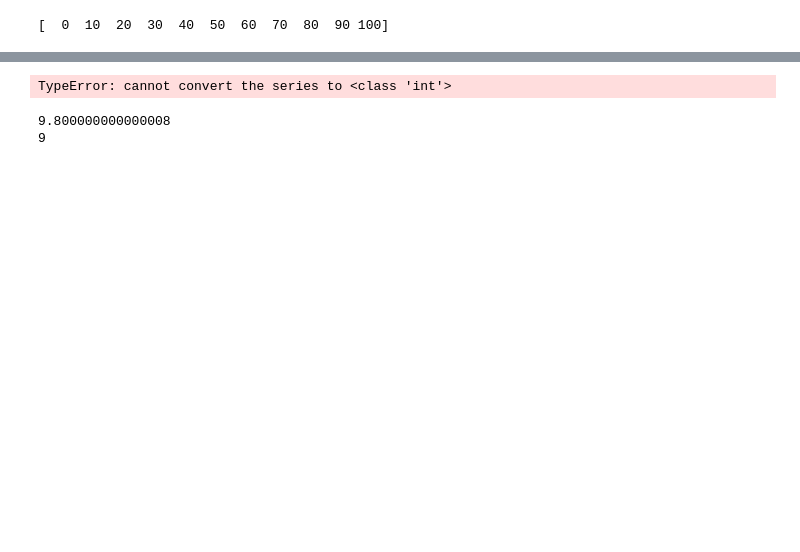
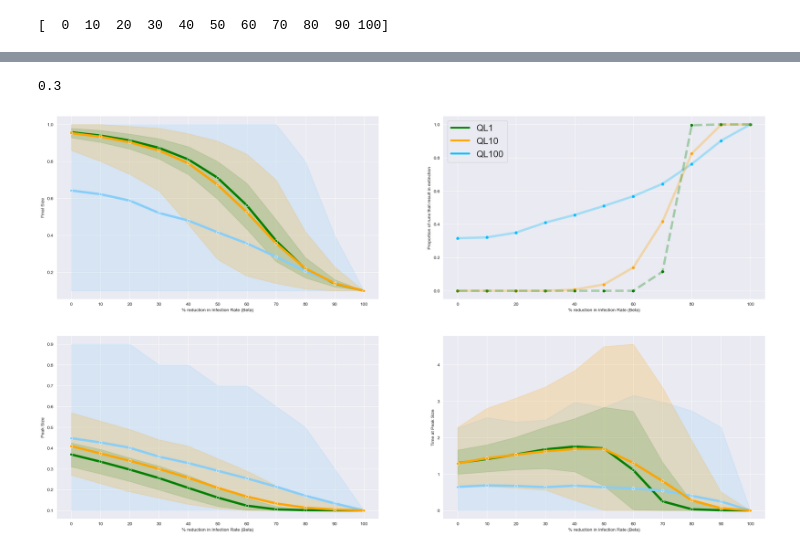
Before and after one commit to odb28/PII_PLS, a Jupyter notebook: Notebooks/Graph Making/Single Graph Makers/Control Graphs/Pickle_Graphs_c1.ipynb, the cells around one changed output, grey strips where cells are left out. Drawn from its saved outputs; the diff is of its cells as text; code cells hidden in the pictures; blank space fills up the shorter version.

```diff
--- a/Notebooks/Graph Making/Single Graph Makers/Control Graphs/Pickle_Graphs_c1.ipynb
+++ b/Notebooks/Graph Making/Single Graph Makers/Control Graphs/Pickle_Graphs_c1.ipynb
@@ -8,7 +8,7 @@ from matplotlib.lines import Line2D
 import pandas as pd
 # %%
 # Set the scenario
-Typ = ["simple", "simple_I0", "meta"][1]
+Typ = ["simple", "simple_I0", "meta"][0]
 siz = ["10", "100", "1000"][:]
 beta_controls = np.arange(0,110,10)
 # %%
@@ -73,54 +73,56 @@ if Typ != "meta":
                 df.loc[counter,"Control"] = f"{round(beta_controls[-j-1],2)}"
                 df.loc[counter,"N"] = f"{k}"
                 counter +=1
-df.loc["Control_int"] = int(df.loc[:,"Control"])
+df["Control_int"] = df["Control"].astype(int)
 df = df.set_index("Control_int")
 df = df.sort_values(["Control_int"])
 df.reset_index(inplace=True)
-# %% [output]
-TypeError: cannot convert the series to <class 'int'>
-# %%
-task_id = 888
-iteration = np.arange(1,10.1,0.1)[int(np.floor(task_id/10))]
-print(iteration)
-dispersal_para = np.arange(1,11,1)[int(str(task_id)[-1])]
-print(dispersal_para)
-# %% [output]
-9.800000000000008
-9
+# %%
+print(np.percentile(df.loc[np.where((df["N"] == "10") & (df["Control_int"] == 90))]["Final_size"],95))
+# %% [output]
+0.3
 # %%
 if Typ != "meta":
     fig, ax0 = plt.subplots(figsize = (28,16), nrows=2,ncols=2)
     #sns.set_context('paper', font_scale=2.4)
     # creating a dictionary
     font = {'size': 20}
     # using rc function
     plt.rc('font', **font)
     ax0 = ax0.flatten()
     vars = ["Final_size", "Extinction","Peak","Tpeak"]
     counter = 0
+    palette = ['green', 'lightskyblue', 'orange']
+
     for w in vars:
         if counter == 0:
-            sns.lineplot(data=df, x = "Control", y = w, hue = "N", ax =ax0[counter],errorbar=("pi",95),err_style = "band",legend=True,marker="o")
-            ax0[counter].set_xlabel("Beta Multiplier for Control")
+            sns.lineplot(data=df, x = "Control", y = w, hue = "N", ax =ax0[counter],errorbar=("pi",95),err_style = "band",legend=True,marker="o",palette=palette,linewidth=5)
+            ax0[0].get_legend().remove()
+            ax0[counter].set_xlabel("% reduction in Infection Rate (Beta)")
             ax0[counter].set_ylabel("Final Size")
         elif w=="Extinction":
-            ax0[counter].scatter(beta_controls[::-1],ex_dict["10"],label = "N=10", marker ="1",linewidths=3)
-            ax0[counter].scatter(beta_controls[::-1],ex_dict["100"],label = "N=100", marker ="2",linewidths=3)
-            ax0[counter].scatter(beta_controls[::-1],ex_dict["100"],label = "N=1000",marker="3",linewidths=3)
-            ax0[counter].plot(beta_controls[::-1],ex_dict["10"],label = "N=10", alpha = 0.3)
-            ax0[counter].plot(beta_controls[::-1],ex_dict["100"],label = "N=100",alpha=0.3)
-            ax0[counter].plot(beta_controls[::-1],ex_dict["100"],label = "N=1000",alpha=0.3,linestyle = "--")
-            ax0[counter].set_xlabel("Beta Multiplier for Control")
+            ax0[counter].scatter(beta_controls[::-1],ex_dict["10"],label = "QL100", marker ="1",linewidths=5, color = "deepskyblue")
+            ax0[counter].scatter(beta_controls[::-1],ex_dict["100"],label = "QL10", marker ="2",linewidths=5, color = "orange")
+            ax0[counter].scatter(beta_controls[::-1],ex_dict["1000"],label = "QL1",marker="3",linewidths=5, color = "green")
+            ax0[counter].plot(beta_controls[::-1],ex_dict["10"],label = "QL100", alpha = 0.3, color = "deepskyblue",linewidth=5)
+            ax0[counter].plot(beta_controls[::-1],ex_dict["100"],label = "QL10",alpha=0.3, color = "orange",linewidth=5)
+            ax0[counter].plot(beta_controls[::-1],ex_dict["1000"],label = "QL1",alpha=0.3,linestyle = "--", color = "green",linewidth=5)
+            ax0[counter].set_xlabel("% reduction in Infection Rate (Beta)")
             ax0[counter].set_ylabel("Proportion of runs that result in extinction")
         else:
-            sns.lineplot(data=df, x = "Control", y = w, hue = "N", ax =ax0[counter],errorbar=("pi",95),err_style = "band",marker="o")
+            sns.lineplot(data=df, x = "Control", y = w, hue = "N", ax =ax0[counter],errorbar=("pi",95),err_style = "band",marker="o",palette=palette,linewidth=5)
 
             ax0[counter].get_legend().remove()
-            ax0[counter].set_xlabel("Beta Multiplier for Control")
+            ax0[counter].set_xlabel("% reduction in Infection Rate (Beta)")
             ax0[counter].set_ylabel(f"{['Peak Size', 'Time at Peak Size'][counter-2]}")
         counter +=1
+    legend_elements = [Line2D([0], [0], color='g', lw=4, label='QL1'),
+                   Line2D([0], [0], color='orange',lw=4, label='QL10'),
+                       Line2D([0], [0], color='deepskyblue', lw=4, label='QL100')]
+    ax0[1].legend(handles=legend_elements)
     fig.show()
+# %% [output]
+[figure, added]
 # %%
 if Typ == "!meta":
     df = pd.DataFrame(columns=["N","Node","Final_size","Peak","Tpeak", "Control"])
```
Also changed, not shown: parts of 2 cells of this notebook, 21 other files.
